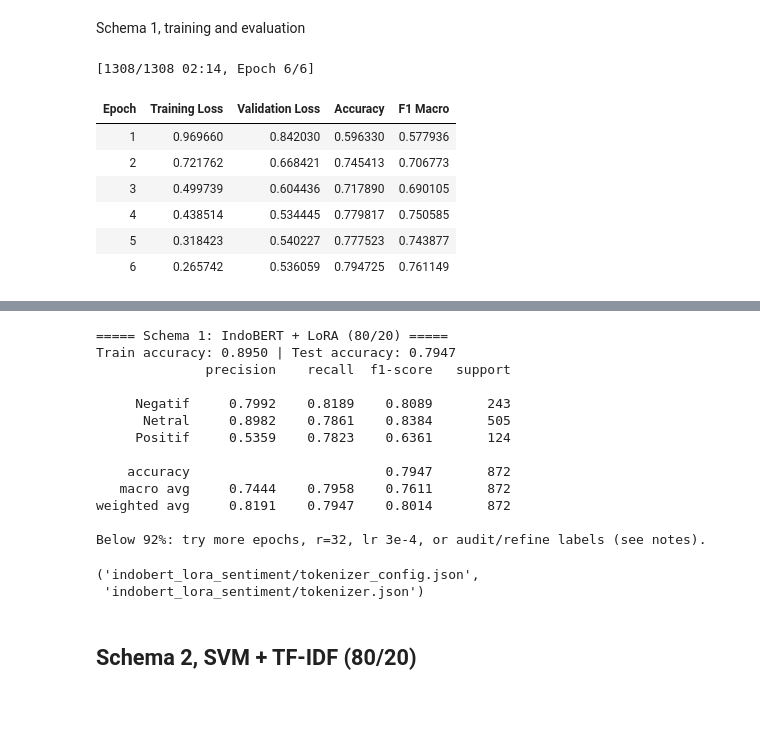
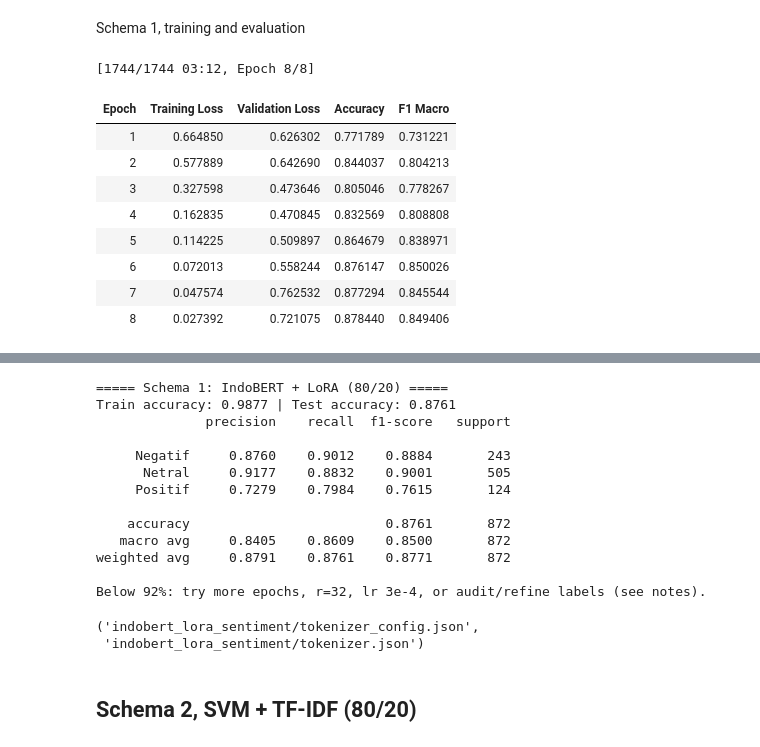
Before and after one commit to putraharifin/analisis-sentimen-, a Jupyter notebook: Proyek_Ananalisis_Sentimen.ipynb, the cells around one changed output, grey strips where cells are left out. Drawn from its saved outputs; the diff is of its cells as text; code cells hidden in the pictures; blank space fills up the shorter version.

```diff
--- a/Proyek_Ananalisis_Sentimen.ipynb
+++ b/Proyek_Ananalisis_Sentimen.ipynb
@@ -483,9 +492,11 @@ base_model = AutoModelForSequenceClassification.from_pretrained(
     BASE_MODEL, num_labels=3, id2label=ID2LABEL, label2id=LABEL2ID)
 
 lora_cfg = LoraConfig(
-    task_type=TaskType.SEQ_CLS,        # also keeps the classifier head trainable
-    r=16, lora_alpha=32, lora_dropout=0.1,
-    target_modules=["query", "value"], # BERT attention projections
+    task_type=TaskType.SEQ_CLS,
+    r=32,
+    lora_alpha=64,
+    lora_dropout=0.15,
+    target_modules=["query", "key", "value", "dense"], # BERT attention projections
 )
 model = get_peft_model(base_model, lora_cfg)
 model.print_trainable_parameters()
@@ -528,72 +542,74 @@ Schema 1, training and evaluation
 # %%
 training_args = TrainingArguments(
     output_dir="./indobert_lora_ckpt",
-    num_train_epochs=6,
+    num_train_epochs=8,
     per_device_train_batch_size=16,
     per_device_eval_batch_size=32,
-    learning_rate=2e-4,                  # LoRA tolerates (and needs) a higher LR than full fine-tuning
-    weight_decay=0.01,
-    warmup_steps=100,
-    lr_scheduler_type="linear",
-    eval_strategy="epoch",               # use `evaluation_strategy` on transformers < 4.41
+    learning_rate=3e-4,                  # LoRA tolerates (and needs) a higher LR than full fine-tuning
+    weight_decay=0.05,
+    warmup_steps=150,
+    lr_scheduler_type="cosine",
+    eval_strategy="epoch",
     save_strategy="epoch",
-    save_total_limit=2,
+    save_total_limit=1,
     load_best_model_at_end=True,
-    metric_for_best_model="accuracy",
+    metric_for_best_model="f1_macro",
     greater_is_better=True,
     logging_steps=25,
     fp16=torch.cuda.is_available(),
     label_names=["labels"],
     seed=SEED,
     report_to="none",
 )
 
 trainer = WeightedTrainer(
     model=model,
     args=training_args,
     train_dataset=train_ds,
     eval_dataset=test_ds,
     data_collator=collator,
     compute_metrics=compute_metrics,
 )
 
 trainer.train()
 
-# ---- Final evaluation: train + test accuracy (PRD target > 92% on both) ----
+# ---- Final evaluation: train + test accuracy  ----
 train_pred = np.argmax(trainer.predict(train_ds).predictions, axis=-1)
 test_pred  = np.argmax(trainer.predict(test_ds).predictions, axis=-1)
 report("Schema 1: IndoBERT + LoRA (80/20)",
        df.loc[tr_idx, "label"].values, train_pred,
        df.loc[te_idx, "label"].values, test_pred)
 
 if min(results["Schema 1: IndoBERT + LoRA (80/20)"].values()) < 0.92:
     print("Below 92%: try more epochs, r=32, lr 3e-4, or audit/refine labels (see notes).")
 
 # Persist adapter + tokenizer for the inference pipeline
 trainer.save_model(BERT_OUT_DIR)
 tokenizer.save_pretrained(BERT_OUT_DIR)
 # %% [output]
-[1308/1308 02:14, Epoch 6/6]
+[1744/1744 03:12, Epoch 8/8]
 | Epoch | Training Loss | Validation Loss | Accuracy | F1 Macro |
-| 1 | 0.969660 | 0.842030 | 0.596330 | 0.577936 |
-| 2 | 0.721762 | 0.668421 | 0.745413 | 0.706773 |
-| 3 | 0.499739 | 0.604436 | 0.717890 | 0.690105 |
-| 4 | 0.438514 | 0.534445 | 0.779817 | 0.750585 |
-| 5 | 0.318423 | 0.540227 | 0.777523 | 0.743877 |
-| 6 | 0.265742 | 0.536059 | 0.794725 | 0.761149 |
+| 1 | 0.664850 | 0.626302 | 0.771789 | 0.731221 |
+| 2 | 0.577889 | 0.642690 | 0.844037 | 0.804213 |
+| 3 | 0.327598 | 0.473646 | 0.805046 | 0.778267 |
+| 4 | 0.162835 | 0.470845 | 0.832569 | 0.808808 |
+| 5 | 0.114225 | 0.509897 | 0.864679 | 0.838971 |
+| 6 | 0.072013 | 0.558244 | 0.876147 | 0.850026 |
+| 7 | 0.047574 | 0.762532 | 0.877294 | 0.845544 |
+| 8 | 0.027392 | 0.721075 | 0.878440 | 0.849406 |
 [interactive output not drawn]
 [interactive output not drawn]
 ===== Schema 1: IndoBERT + LoRA (80/20) =====
-Train accuracy: 0.8950 | Test accuracy: 0.7947
+Train accuracy: 0.9877 | Test accuracy: 0.8761
               precision    recall  f1-score   support
 
-     Negatif     0.7992    0.8189    0.8089       243
-      Netral     0.8982    0.7861    0.8384       505
-     Positif     0.5359    0.7823    0.6361       124
+     Negatif     0.8760    0.9012    0.8884       243
+      Netral     0.9177    0.8832    0.9001       505
+     Positif     0.7279    0.7984    0.7615       124
 
-    accuracy                         0.7947       872
-   macro avg     0.7444    0.7958    0.7611       872
-weighted avg     0.8191    0.7947    0.8014       872
+    accuracy                         0.8761       872
+   macro avg     0.8405    0.8609    0.8500       872
+weighted avg     0.8791    0.8761    0.8771       872
 
 Below 92%: try more epochs, r=32, lr 3e-4, or audit/refine labels (see notes).
 ('indobert_lora_sentiment/tokenizer_config.json',
```
Also changed, not shown: parts of 7 cells of this notebook, 1 other file.
